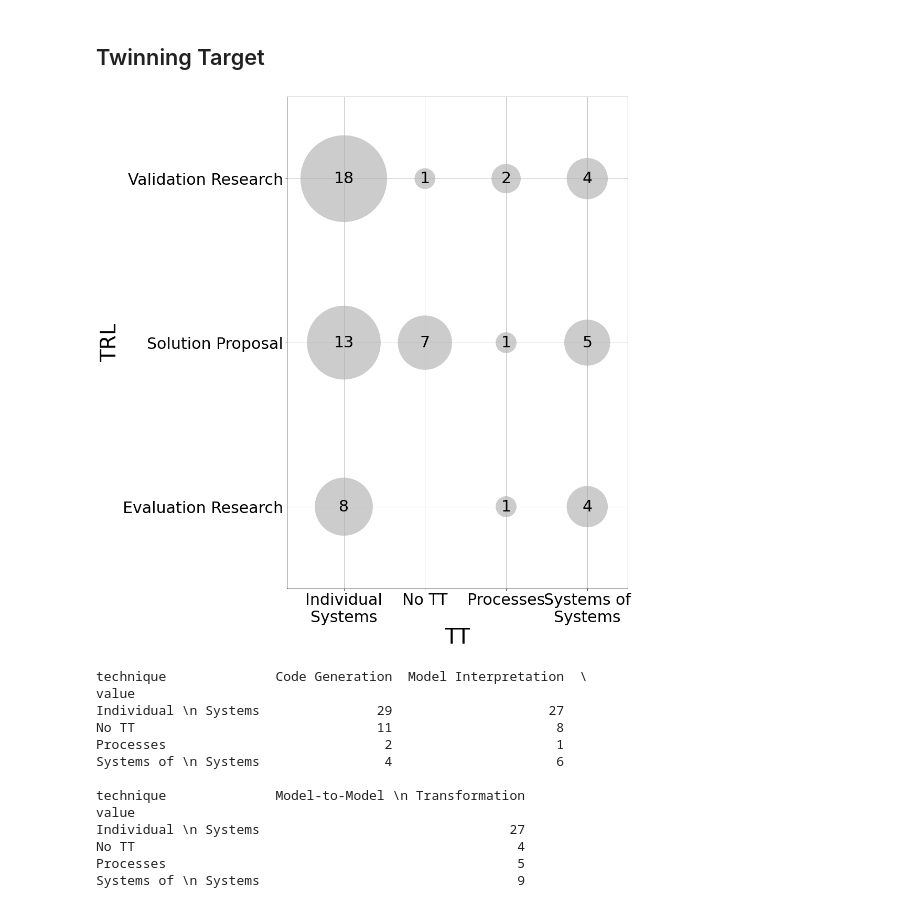
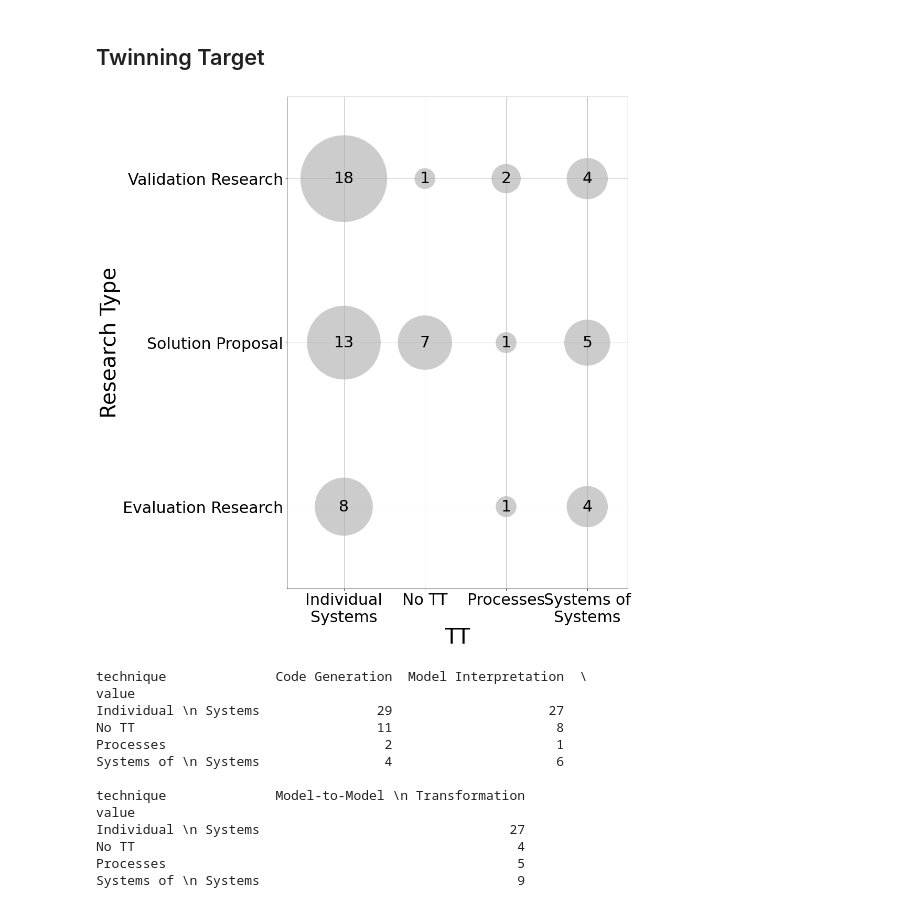
Before and after one commit to cdl-mint/mde4dts, a Jupyter notebook: scripts/scatterplots.ipynb, the cells around one changed output. Drawn from its saved outputs; the diff is of its cells as text; code cells hidden in the pictures.

```diff
--- a/scripts/scatterplots.ipynb
+++ b/scripts/scatterplots.ipynb
@@ -447,18 +447,18 @@ Validation\nResearch                              20
 # %%
 # TRL per TT
 x_rotation = 00
 tt_trl_copy_scatter = tt_trl_copy.transpose()
 #tt_trl_copy_scatter = tt_trl_copy_scatter.replace("Individual Systems", "Test")
 plt.figure(figsize=(15,15))
 scatter_for_df(tt_trl_copy_scatter)
 plt.xlabel("TT", fontsize=40)
-plt.ylabel("TRL", fontsize=40)
+plt.ylabel("Research Type", fontsize=40)
 plt.tight_layout()
 plt.ylim(0.5, 3.5)
 plt.xlim(0.3, 4.5)
 plt.savefig(destination_folder + "TT_TRL_scatter" + ".pdf")
 # %% [output]
-[figure, old version]
+[figure, new version]
 # %%
 
 #MDE techniques per TT
```
Also changed, not shown: parts of 11 cells of this notebook, 31 other files.
